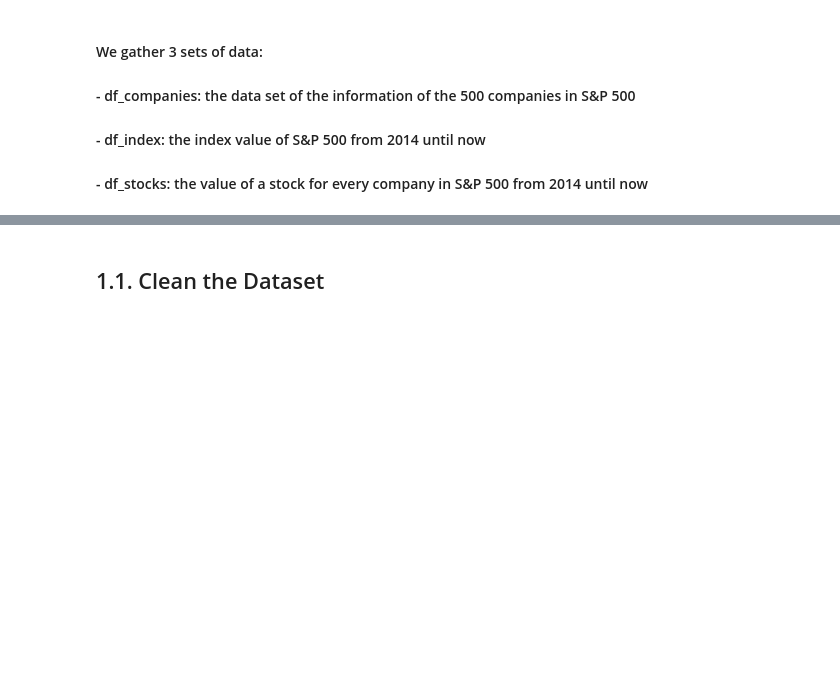
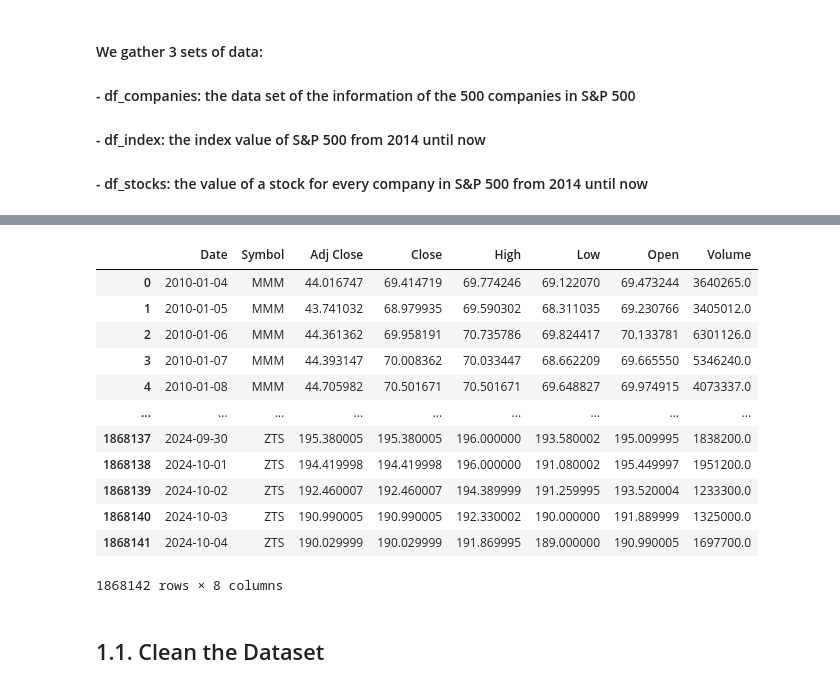
Before and after one commit to BaoTran685/SP500_Analysis, a Jupyter notebook: main.ipynb, the cells around one changed output, grey strips where cells are left out. Saved outputs shown, nothing was run; the diff lists cells and outputs as text; code cells hidden in the pictures; blank space fills up the shorter version.

```diff
--- a/main.ipynb
+++ b/main.ipynb
@@ -30,6 +60,20 @@ df_index
 # %%
-df_stocks = pd.read_csv("kaggle/input/sp500_stocks.csv")
+df_stocks = pd.read_csv("/kaggle/input/sp500_stocks.csv")
 df_stocks
+# %% [output]
+|  | Date | Symbol | Adj Close | Close | High | Low | Open | Volume |
+| 0 | 2010-01-04 | MMM | 44.016747 | 69.414719 | 69.774246 | 69.122070 | 69.473244 | 3640265.0 |
+| 1 | 2010-01-05 | MMM | 43.741032 | 68.979935 | 69.590302 | 68.311035 | 69.230766 | 3405012.0 |
+| 2 | 2010-01-06 | MMM | 44.361362 | 69.958191 | 70.735786 | 69.824417 | 70.133781 | 6301126.0 |
+| 3 | 2010-01-07 | MMM | 44.393147 | 70.008362 | 70.033447 | 68.662209 | 69.665550 | 5346240.0 |
+| 4 | 2010-01-08 | MMM | 44.705982 | 70.501671 | 70.501671 | 69.648827 | 69.974915 | 4073337.0 |
+| ... | ... | ... | ... | ... | ... | ... | ... | ... |
+| 1868137 | 2024-09-30 | ZTS | 195.380005 | 195.380005 | 196.000000 | 193.580002 | 195.009995 | 1838200.0 |
+| 1868138 | 2024-10-01 | ZTS | 194.419998 | 194.419998 | 196.000000 | 191.080002 | 195.449997 | 1951200.0 |
+| 1868139 | 2024-10-02 | ZTS | 192.460007 | 192.460007 | 194.389999 | 191.259995 | 193.520004 | 1233300.0 |
+| 1868140 | 2024-10-03 | ZTS | 190.990005 | 190.990005 | 192.330002 | 190.000000 | 191.889999 | 1325000.0 |
+| 1868141 | 2024-10-04 | ZTS | 190.029999 | 190.029999 | 191.869995 | 189.000000 | 190.990005 | 1697700.0 |
+1868142 rows × 8 columns
 # %% [markdown]
 ## 1.1. Clean the Dataset
 # %% [markdown]
```
Also changed, not shown: parts of 17 cells of this notebook.
